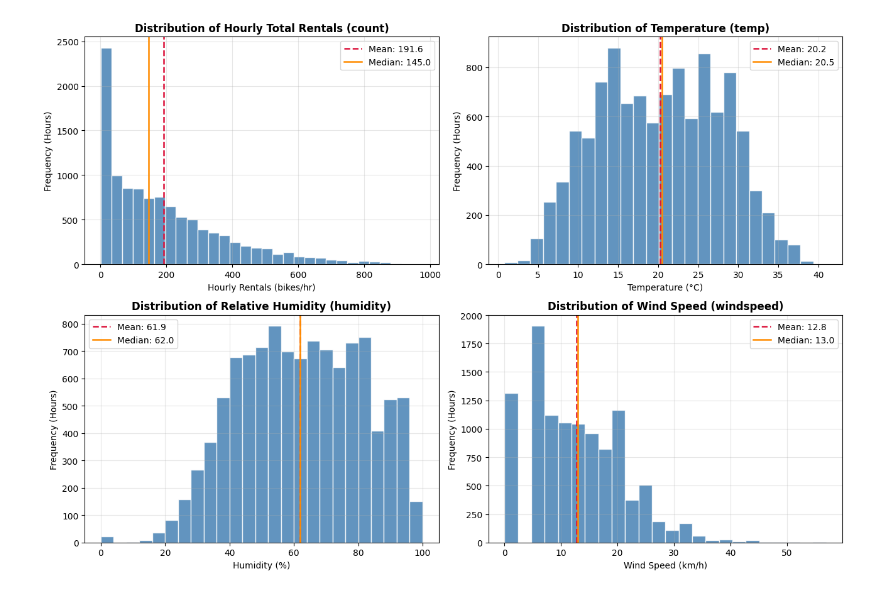
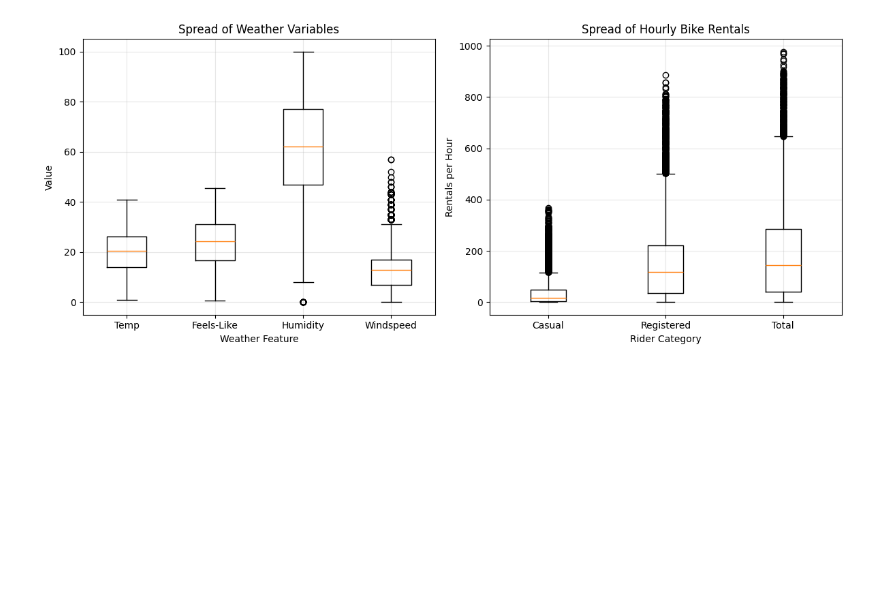
Before and after one commit to ehui-lab/ehui-boston, a Jupyter notebook: bu-cds-dx602/homework/final_project/dx602_final_project.ipynb, the cells around one changed output. Drawn from its saved outputs; the diff is of its cells as text; code cells hidden in the pictures; blank space fills up the shorter version.

Commit message:
Simplify DX602 final project to Weeks 1-11 techniques.
Keep train/test evaluation and residual diagnostics as the beyond-homework skills.

Co-authored-by: Cursor <cursoragent@cursor.com>

```diff
--- a/bu-cds-dx602/homework/final_project/dx602_final_project.ipynb
+++ b/bu-cds-dx602/homework/final_project/dx602_final_project.ipynb
@@ -24,5 +24,5 @@ In this section, we import the required Python libraries (`numpy`, `pandas`, `ma
 # %%
-# Core libraries for numerical computing, tabular analysis, plotting, and regression
+# Shared imports (same style as Weeks 10–11 homework)
 import numpy as np
 import pandas as pd
 import matplotlib.pyplot as plt
@@ -31,15 +31,11 @@ from sklearn.linear_model import LinearRegression
 from sklearn.model_selection import train_test_split
 from sklearn.metrics import r2_score, mean_squared_error, mean_absolute_error
 
-# Configure clean, consistent matplotlib styling across the notebook
 plt.close("all")
-plt.rcParams["figure.figsize"] = (10, 5)
-plt.rcParams["axes.grid"] = True
-plt.rcParams["grid.alpha"] = 0.3
 
 # Load the bike-sharing dataset
 df_raw = pd.read_csv("bikes_final.csv")
 
-print(f"Dataset shape: {df_raw.shape[0]:,} rows x {df_raw.shape[1]} columns")
+print("Dataset shape:", df_raw.shape)
 df_raw.head()
 # %% [output]
@@ -386,44 +340,25 @@ To understand the range, spread, skew, and outliers of the numerical variables,
 # %%
-def plot_histogram_grid(df, columns, titles, xlabels, bins_list, ncols=2):
-    """Plot a grid of histograms with vertical mean and median lines."""
-    nrows = int(np.ceil(len(columns) / ncols))
-    fig, axes = plt.subplots(nrows, ncols, figsize=(13, 4.5 * nrows))
-    axes = np.atleast_1d(axes).flatten()
+# Box plots for weather metrics and rental counts
+fig, (ax1, ax2) = plt.subplots(1, 2, figsize=(12, 5))
 
-    # Loop over columns and render each histogram in its subplot
-    for i, col in enumerate(columns):
-        ax = axes[i]
-        data = df[col].dropna()
-        ax.hist(data, bins=bins_list[i], color="steelblue", edgecolor="white", alpha=0.85)
-        mean_val = data.mean()
-        med_val = data.median()
-        ax.axvline(mean_val, color="crimson", linestyle="--", linewidth=1.8, label=f"Mean: {mean_val:.1f}")
-        ax.axvline(med_val, color="darkorange", linestyle="-", linewidth=1.8, label=f"Median: {med_val:.1f}")
-        ax.set_title(titles[i], fontsize=12, fontweight="bold")
-        ax.set_xlabel(xlabels[i])
-        ax.set_ylabel("Frequency (Hours)")
-        ax.legend()
+weather_box_cols = ["temp", "atemp", "humidity", "windspeed"]
+ax1.boxplot([df_bikes[c] for c in weather_box_cols])
+ax1.set_xticklabels(["Temp", "Feels-Like", "Humidity", "Windspeed"])
+ax1.set_title("Spread of Weather Variables")
+ax1.set_xlabel("Weather Feature")
+ax1.set_ylabel("Value")
+ax1.grid(True, alpha=0.3)
 
-    # Hide unused subplot panels if any
-    for j in range(len(columns), len(axes)):
-        axes[j].set_visible(False)
+rental_box_cols = ["casual", "registered", "count"]
+ax2.boxplot([df_bikes[c] for c in rental_box_cols])
+ax2.set_xticklabels(["Casual", "Registered", "Total"])
+ax2.set_title("Spread of Hourly Bike Rentals")
+ax2.set_xlabel("Rider Category")
+ax2.set_ylabel("Rentals per Hour")
+ax2.grid(True, alpha=0.3)
 
-    plt.tight_layout()
-    plt.show()
-
-
-plot_histogram_grid(
-    df_bikes,
-    columns=["count", "temp", "humidity", "windspeed"],
-    titles=[
-        "Distribution of Hourly Total Rentals (count)",
-        "Distribution of Temperature (temp)",
-        "Distribution of Relative Humidity (humidity)",
-        "Distribution of Wind Speed (windspeed)",
-    ],
-    xlabels=["Hourly Rentals (bikes/hr)", "Temperature (°C)", "Humidity (%)", "Wind Speed (km/h)"],
-    bins_list=[30, 25, 25, 24],
-)
+plt.tight_layout()
+plt.show()
 # %% [output]
-[figure, old version]
+[figure, new version]
 # %%
```
Also changed, not shown: parts of 65 cells of this notebook.
